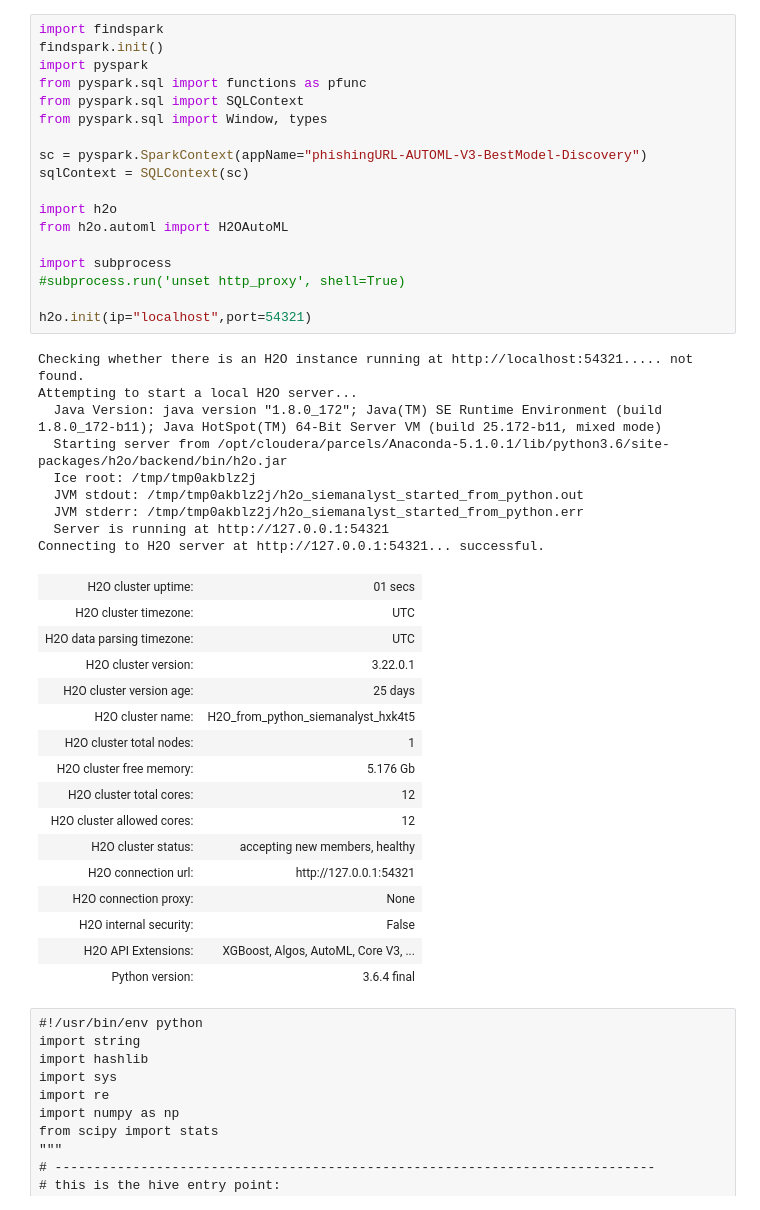
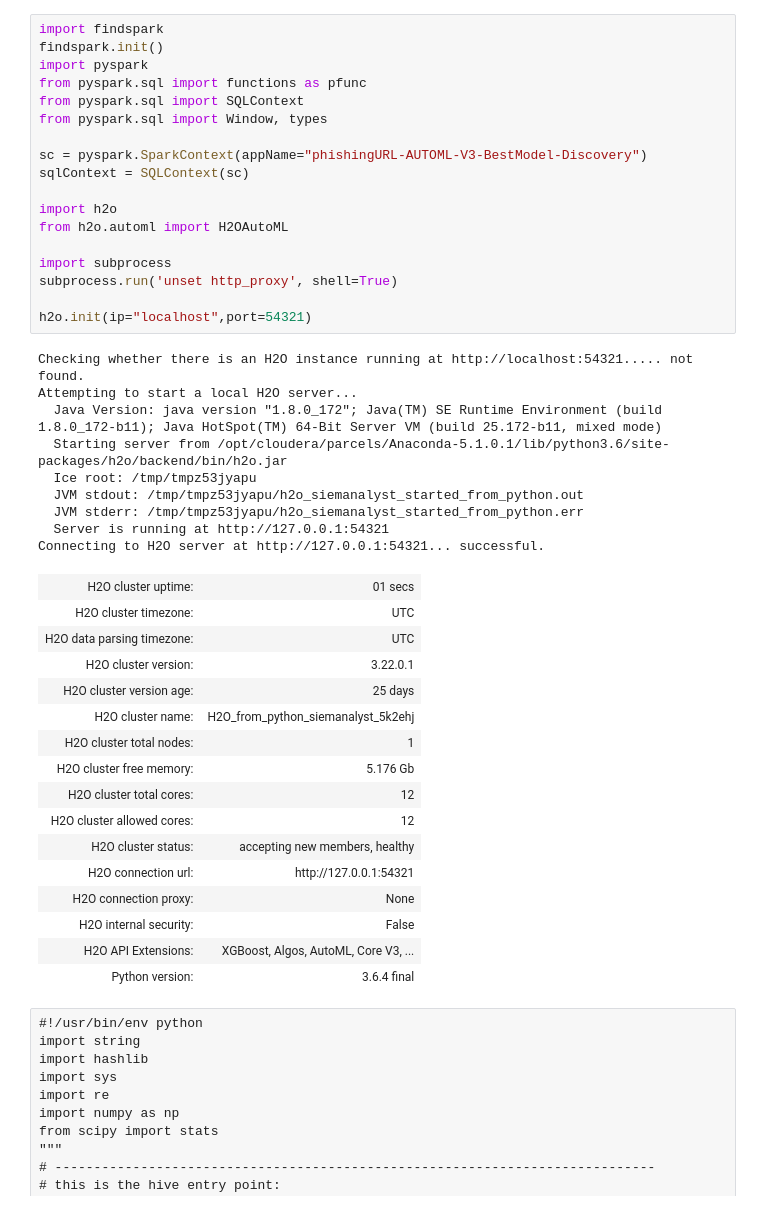
Before and after one commit to jpacerqueiraperform/bda-DeepLearning-SEIM, a Jupyter notebook: notebooks/siem/version3-commoncrawl-phishtank-Phising-URL-AUTOML-BestModel-Discovery.ipynb, the cells around one changed output. Saved outputs shown, nothing was run; the diff lists cells and outputs as text.

```diff
--- a/notebooks/siem/version3-commoncrawl-phishtank-Phising-URL-AUTOML-BestModel-Discovery.ipynb
+++ b/notebooks/siem/version3-commoncrawl-phishtank-Phising-URL-AUTOML-BestModel-Discovery.ipynb
@@ -1,37 +1,37 @@
 # %%
 import findspark
 findspark.init()
 import pyspark
 from pyspark.sql import functions as pfunc
 from pyspark.sql import SQLContext
 from pyspark.sql import Window, types
 
 sc = pyspark.SparkContext(appName="phishingURL-AUTOML-V3-BestModel-Discovery")
 sqlContext = SQLContext(sc)
 
 import h2o
 from h2o.automl import H2OAutoML
 
 import subprocess
-#subprocess.run('unset http_proxy', shell=True)
+subprocess.run('unset http_proxy', shell=True)
 
 h2o.init(ip="localhost",port=54321)
 # %% [output]
 Checking whether there is an H2O instance running at http://localhost:54321..... not found.
 Attempting to start a local H2O server...
   Java Version: java version "1.8.0_172"; Java(TM) SE Runtime Environment (build 1.8.0_172-b11); Java HotSpot(TM) 64-Bit Server VM (build 25.172-b11, mixed mode)
   Starting server from /opt/cloudera/parcels/Anaconda-5.1.0.1/lib/python3.6/site-packages/h2o/backend/bin/h2o.jar
-  Ice root: /tmp/tmp0akblz2j
-  JVM stdout: /tmp/tmp0akblz2j/h2o_siemanalyst_started_from_python.out
-  JVM stderr: /tmp/tmp0akblz2j/h2o_siemanalyst_started_from_python.err
+  Ice root: /tmp/tmpz53jyapu
+  JVM stdout: /tmp/tmpz53jyapu/h2o_siemanalyst_started_from_python.out
+  JVM stderr: /tmp/tmpz53jyapu/h2o_siemanalyst_started_from_python.err
   Server is running at http://127.0.0.1:54321
 Connecting to H2O server at http://127.0.0.1:54321... successful.
 | H2O cluster uptime: | 01 secs |
 | H2O cluster timezone: | UTC |
 | H2O data parsing timezone: | UTC |
 | H2O cluster version: | 3.22.0.1 |
 | H2O cluster version age: | 25 days |
-| H2O cluster name: | H2O_from_python_siemanalyst_hxk4t5 |
+| H2O cluster name: | H2O_from_python_siemanalyst_5k2ehj |
 | H2O cluster total nodes: | 1 |
 | H2O cluster free memory: | 5.176 Gb |
 | H2O cluster total cores: | 12 |
```
Also changed, not shown: parts of 1 cell of this notebook.
